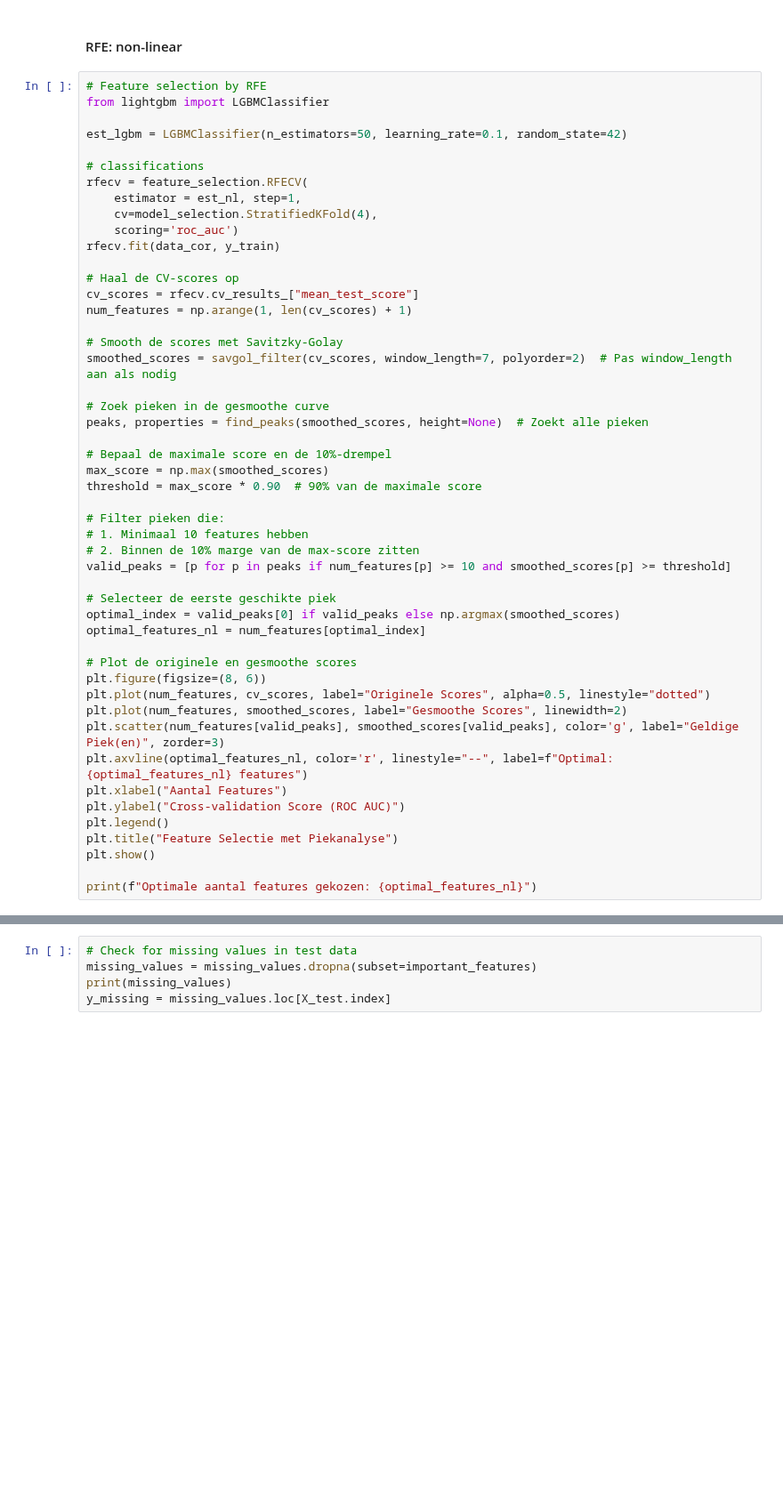
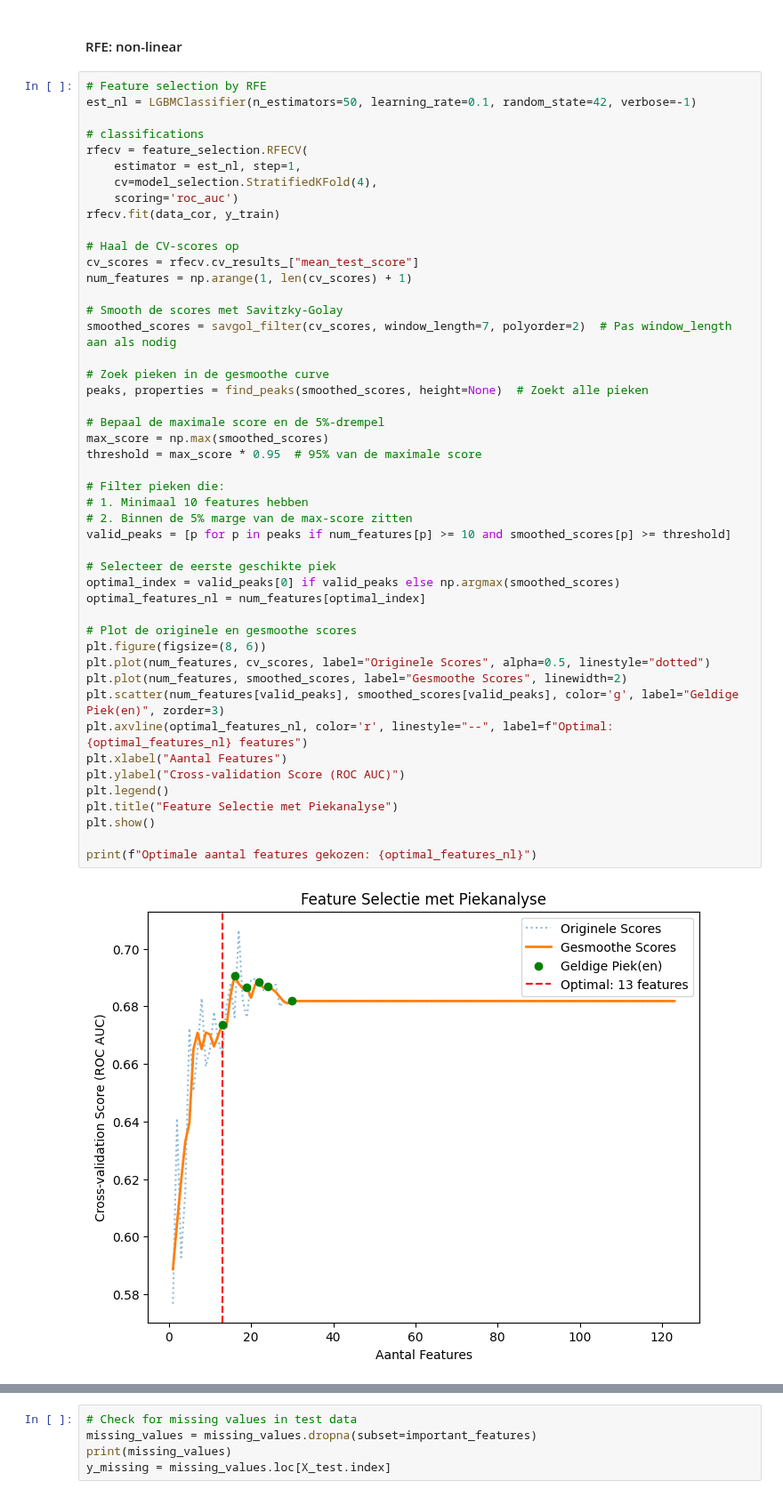
Before and after one commit to livkrom/Machine-Learning, a Jupyter notebook: TM10007_ML_Project-main/assignment.ipynb, the cells around one changed output, grey strips where cells are left out. Shown at 89% size. Cells and saved outputs as stored; diff of their text form; blank space fills up the shorter version.

```diff
--- a/TM10007_ML_Project-main/assignment.ipynb
+++ b/TM10007_ML_Project-main/assignment.ipynb
@@ -304,9 +290,7 @@ Optimale aantal features gekozen: 15
 #### RFE: non-linear
 # %%
 # Feature selection by RFE
-from lightgbm import LGBMClassifier
-
-est_lgbm = LGBMClassifier(n_estimators=50, learning_rate=0.1, random_state=42)
+est_nl = LGBMClassifier(n_estimators=50, learning_rate=0.1, random_state=42, verbose=-1)
 
 # classifications
 rfecv = feature_selection.RFECV(
@@ -322,33 +306,34 @@ num_features = np.arange(1, len(cv_scores) + 1)
 # Smooth de scores met Savitzky-Golay
 smoothed_scores = savgol_filter(cv_scores, window_length=7, polyorder=2)  # Pas window_length aan als nodig
 
 # Zoek pieken in de gesmoothe curve
 peaks, properties = find_peaks(smoothed_scores, height=None)  # Zoekt alle pieken
 
-# Bepaal de maximale score en de 10%-drempel
+# Bepaal de maximale score en de 5%-drempel
 max_score = np.max(smoothed_scores)
-threshold = max_score * 0.90  # 90% van de maximale score
+threshold = max_score * 0.95  # 95% van de maximale score
 
 # Filter pieken die:
 # 1. Minimaal 10 features hebben
-# 2. Binnen de 10% marge van de max-score zitten
+# 2. Binnen de 5% marge van de max-score zitten
 valid_peaks = [p for p in peaks if num_features[p] >= 10 and smoothed_scores[p] >= threshold]
 
 # Selecteer de eerste geschikte piek
 optimal_index = valid_peaks[0] if valid_peaks else np.argmax(smoothed_scores)
 optimal_features_nl = num_features[optimal_index]
 
 # Plot de originele en gesmoothe scores
 plt.figure(figsize=(8, 6))
 plt.plot(num_features, cv_scores, label="Originele Scores", alpha=0.5, linestyle="dotted")
 plt.plot(num_features, smoothed_scores, label="Gesmoothe Scores", linewidth=2)
 plt.scatter(num_features[valid_peaks], smoothed_scores[valid_peaks], color='g', label="Geldige Piek(en)", zorder=3)
 plt.axvline(optimal_features_nl, color='r', linestyle="--", label=f"Optimal: {optimal_features_nl} features")
 plt.xlabel("Aantal Features")
 plt.ylabel("Cross-validation Score (ROC AUC)")
 plt.legend()
 plt.title("Feature Selectie met Piekanalyse")
 plt.show()
 
 print(f"Optimale aantal features gekozen: {optimal_features_nl}")
 # %% [output]
+[figure, added]
```
Also changed, not shown: parts of 7 cells of this notebook.
